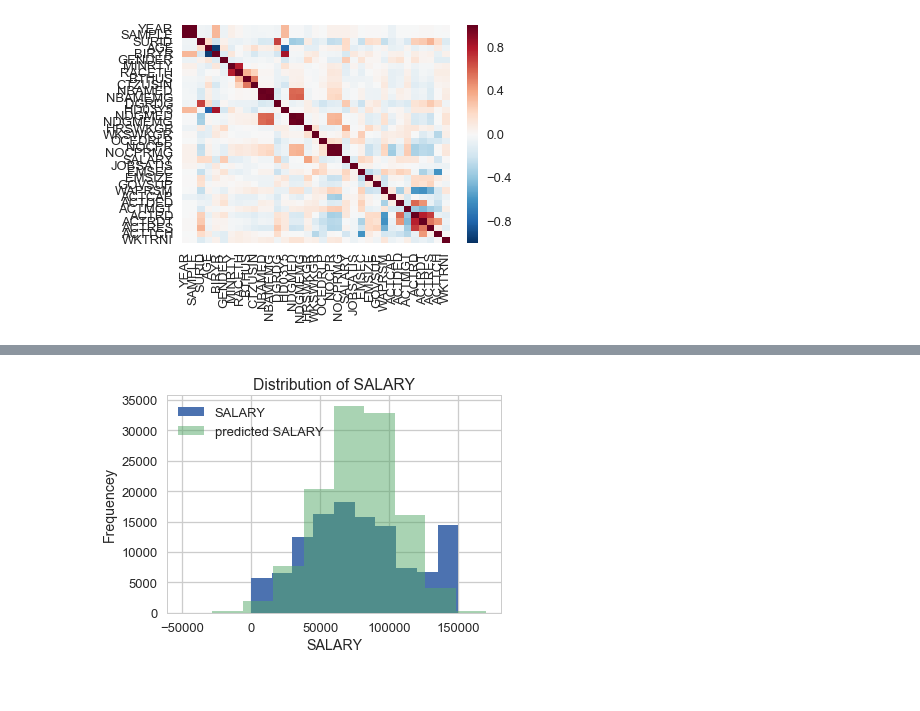
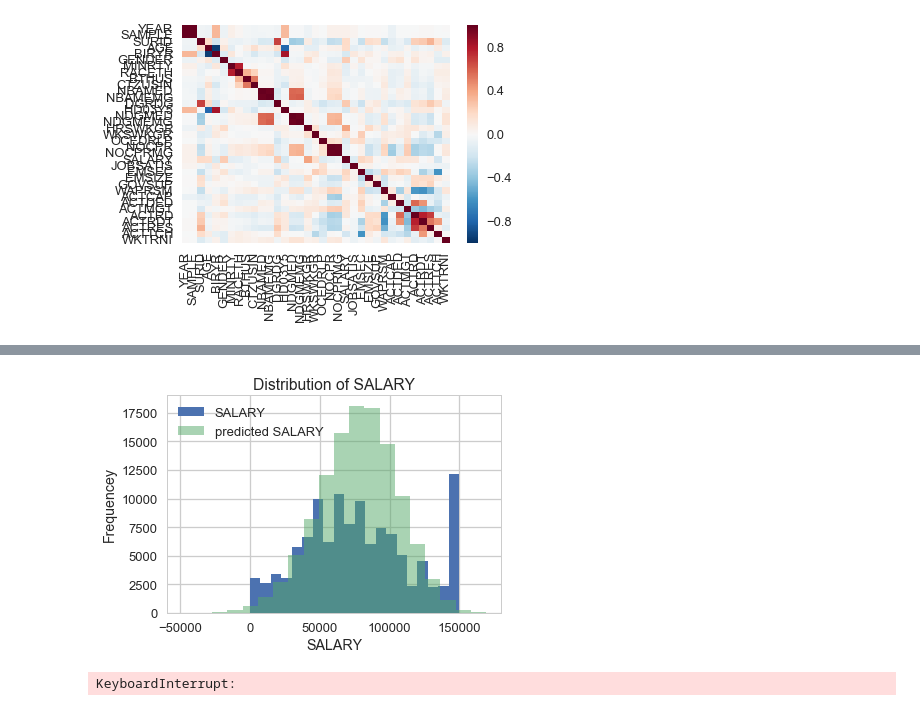
Before and after one commit to shuojiashi/women_in_stem, a Jupyter notebook: notebooks/Women in STEM workforce ML.ipynb, the cells around one changed output, grey strips where cells are left out. Drawn from its saved outputs; the diff is of its cells as text; code cells hidden in the pictures.

```diff
--- a/notebooks/Women in STEM workforce ML.ipynb
+++ b/notebooks/Women in STEM workforce ML.ipynb
@@ -118,6 +118,9 @@ df_employed_d = pd.get_dummies(df_employed_l, columns=['RACETH','NBAMED', 'NBAME
 X = df_employed_d.drop(['SALARY'], axis=1)
 y = df_employed_d['SALARY']
 # %%
+X = df_employed_d.drop(['SALARY'], axis=1)
+y = df_employed_d['SALARY']
+
 #import the machine learning algorithm packages
 # Import modules of linear regresssion, evaluation, and train test split
 from sklearn.linear_model import LinearRegression
@@ -153,15 +156,35 @@ Root Mean Squared Error: 27800.74982108728
 # %%
 # your turn
 
-plt.hist(y_test, label='SALARY')
-plt.hist(y_pred, alpha=0.5, label='predicted SALARY')
+plt.hist(y_test, bins=20, label='SALARY')
+plt.hist(y_pred,  bins=20, alpha=0.5, label='predicted SALARY')
 plt.title("Distribution of SALARY")
 plt.legend()
 plt.xlabel("SALARY")
 plt.ylabel("Frequencey")
 plt.show()
 # %% [output]
-[figure, old version]
+[figure, new version]
+# %%
+from sklearn.linear_model import ElasticNet
+
+# Create the regressor: reg
+elastic_net = ElasticNet(alpha=10, l1_ratio=0.90)
+
+
+# Fit the model to the data
+elastic_net.fit(X_train,y_train)
+
+# Compute predictions over the prediction space: y_pred
+y_pred = elastic_net.predict(X_test)
+
+# Print R^2
+print(elastic_net.score(X_test, y_test))
+
+rmse = np.sqrt(mean_squared_error(y_test,y_pred))
+print("Root Mean Squared Error: {}".format(rmse))
+# %% [output]
+KeyboardInterrupt:
 # %%
 # your turn
 # Import regression modules
```
Also changed, not shown: parts of 11 cells of this notebook.
